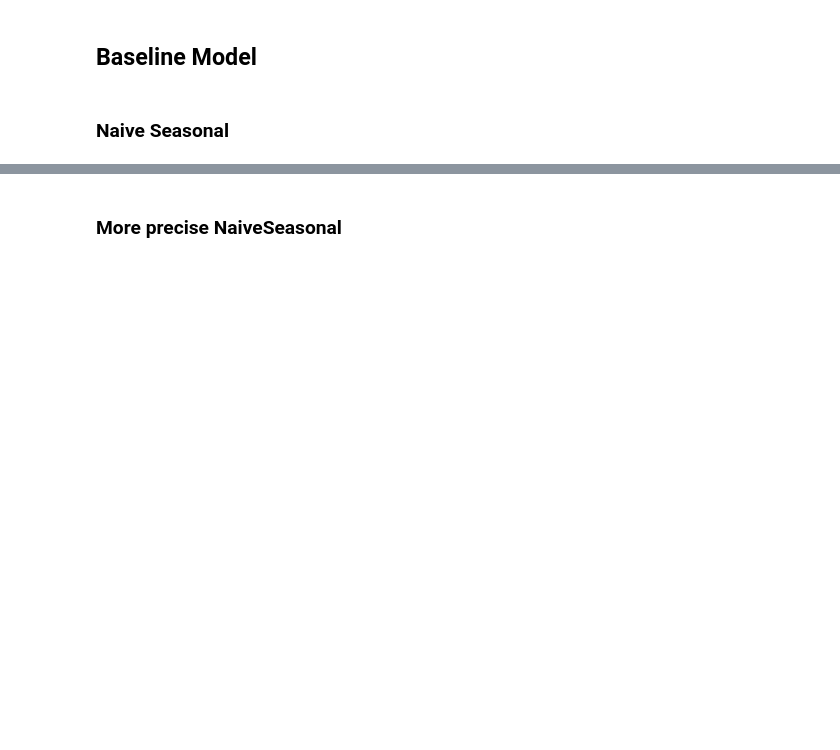
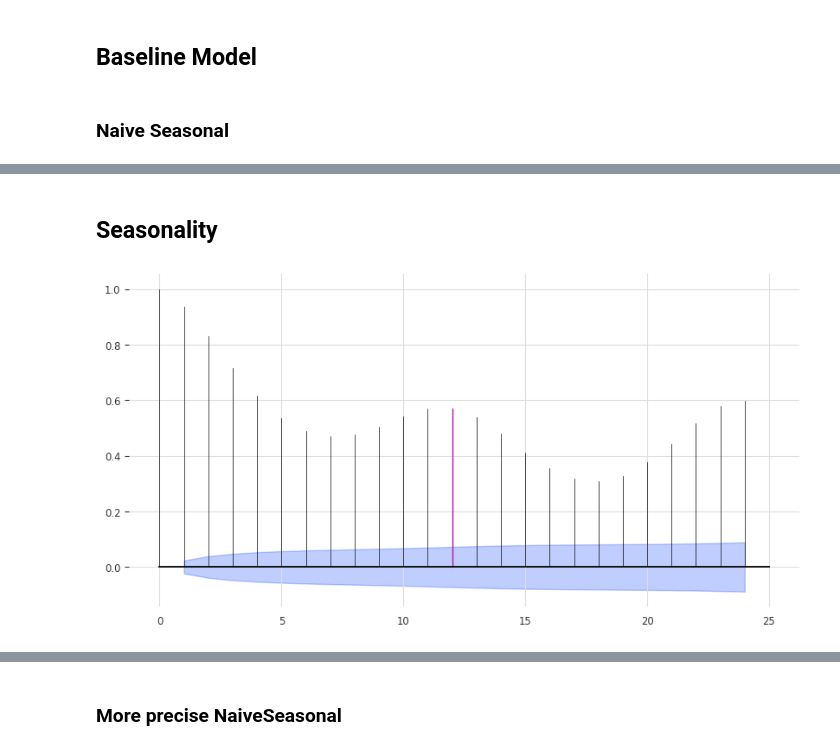
Before and after one commit to M-123-456/team-6-energy-costs, a Jupyter notebook: correlationBekki.ipynb, the cells around one changed output, grey strips where cells are left out. Saved outputs shown, nothing was run; the diff lists cells and outputs as text; code cells hidden in the pictures; blank space fills up the shorter version.

```diff
--- a/correlationBekki.ipynb
+++ b/correlationBekki.ipynb
@@ -703,0 +676,8 @@ naive_forecast.plot(label="naive forecast (K=1)")
+# %% [markdown]
+## Seasonality
+# %%
+from darts.utils.statistics import plot_acf, check_seasonality
+
+plot_acf(train, m=12, alpha=0.05)
+# %% [output]
+[figure, added]
```
Also changed, not shown: parts of 35 cells of this notebook.
